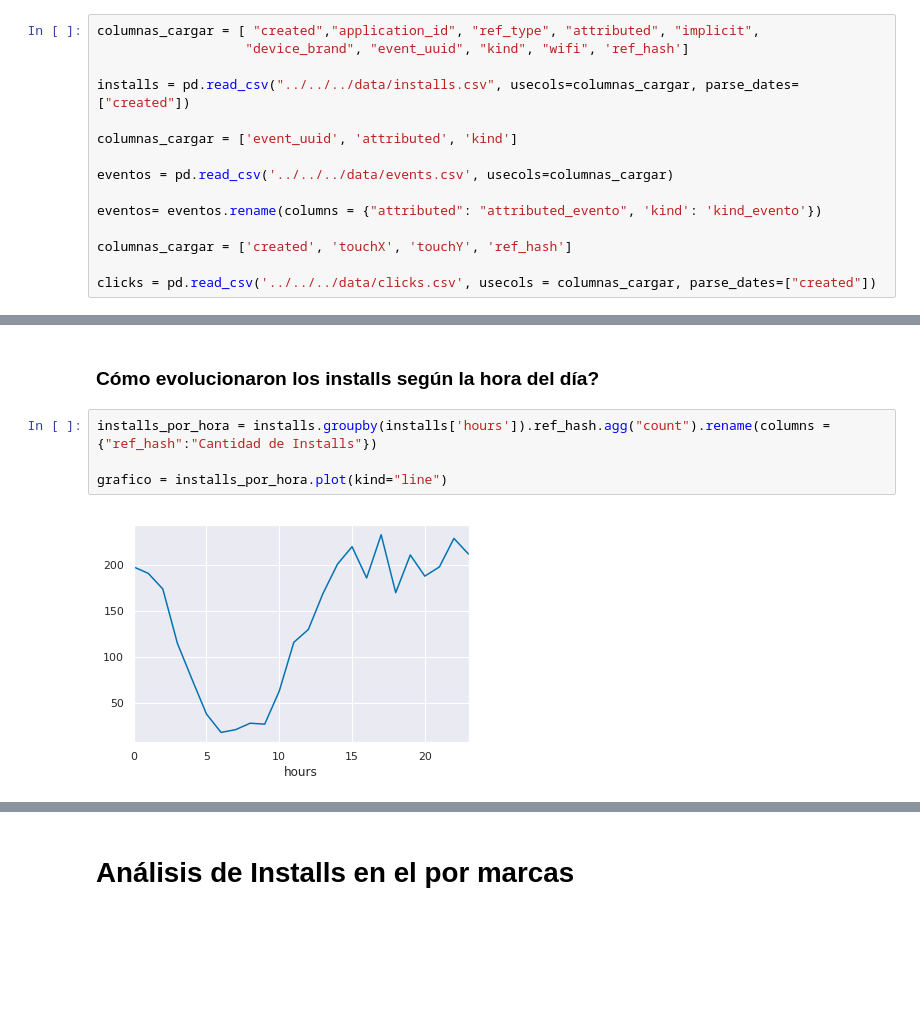
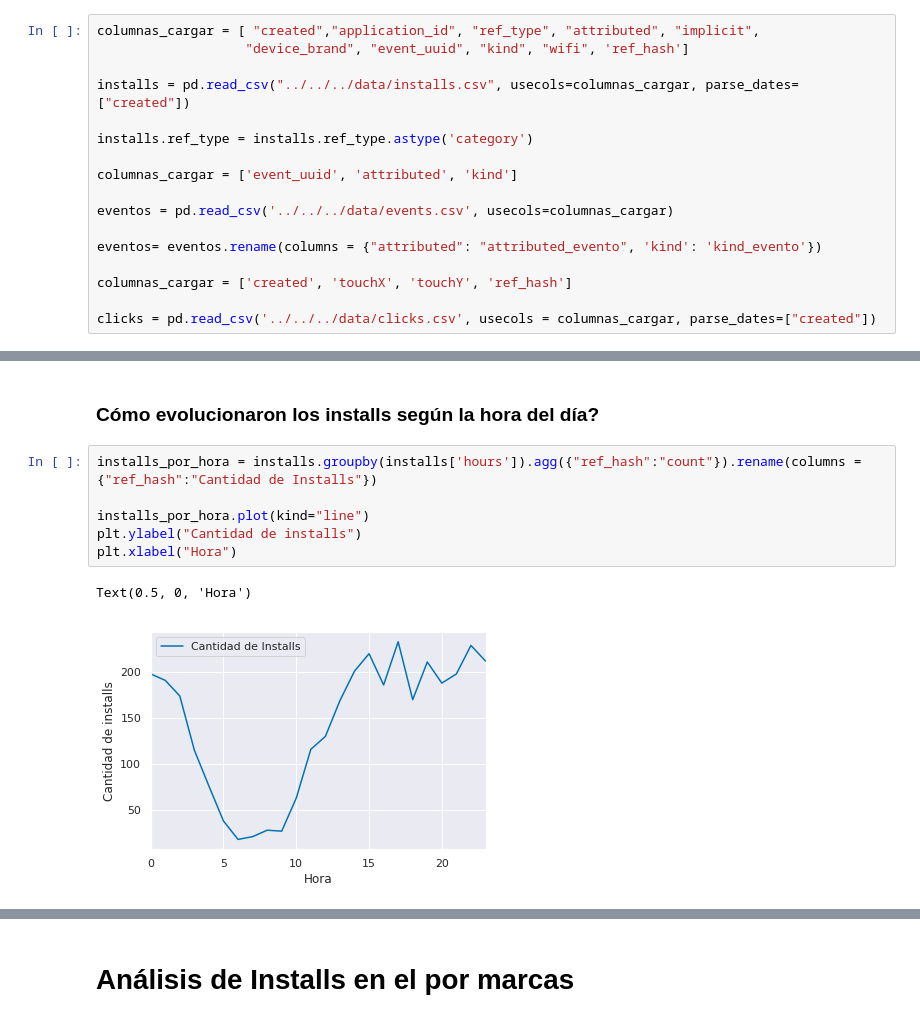
Before and after one commit to mateoicalvo/7506, a Jupyter notebook: tp1/analisis/installs/AnalisisInstalls.ipynb, the cells around one changed output, grey strips where cells are left out. Drawn from its saved outputs; the diff is of its cells as text; blank space fills up the shorter version.

```diff
--- a/tp1/analisis/installs/AnalisisInstalls.ipynb
+++ b/tp1/analisis/installs/AnalisisInstalls.ipynb
@@ -17,6 +17,8 @@ columnas_cargar = [ "created","application_id", "ref_type", "attributed", "impli
                    "device_brand", "event_uuid", "kind", "wifi", 'ref_hash']
 
 installs = pd.read_csv("../../../data/installs.csv", usecols=columnas_cargar, parse_dates=["created"])
+
+installs.ref_type = installs.ref_type.astype('category')
 
 columnas_cargar = ['event_uuid', 'attributed', 'kind']
 
@@ -76,8 +102,11 @@ grafico = installs_por_dia.plot(kind="line")
 # %% [markdown]
 ### Cómo evolucionaron los installs según la hora del día?
 # %%
-installs_por_hora = installs.groupby(installs['hours']).ref_hash.agg("count").rename(columns ={"ref_hash":"Cantidad de Installs"})
+installs_por_hora = installs.groupby(installs['hours']).agg({"ref_hash":"count"}).rename(columns ={"ref_hash":"Cantidad de Installs"})
 
-grafico = installs_por_hora.plot(kind="line")
+installs_por_hora.plot(kind="line")
+plt.ylabel("Cantidad de installs")
+plt.xlabel("Hora")
 # %% [output]
+Text(0.5, 0, 'Hora')
-[figure, old version]
+[figure, new version]
```
Also changed, not shown: parts of 22 cells of this notebook.
